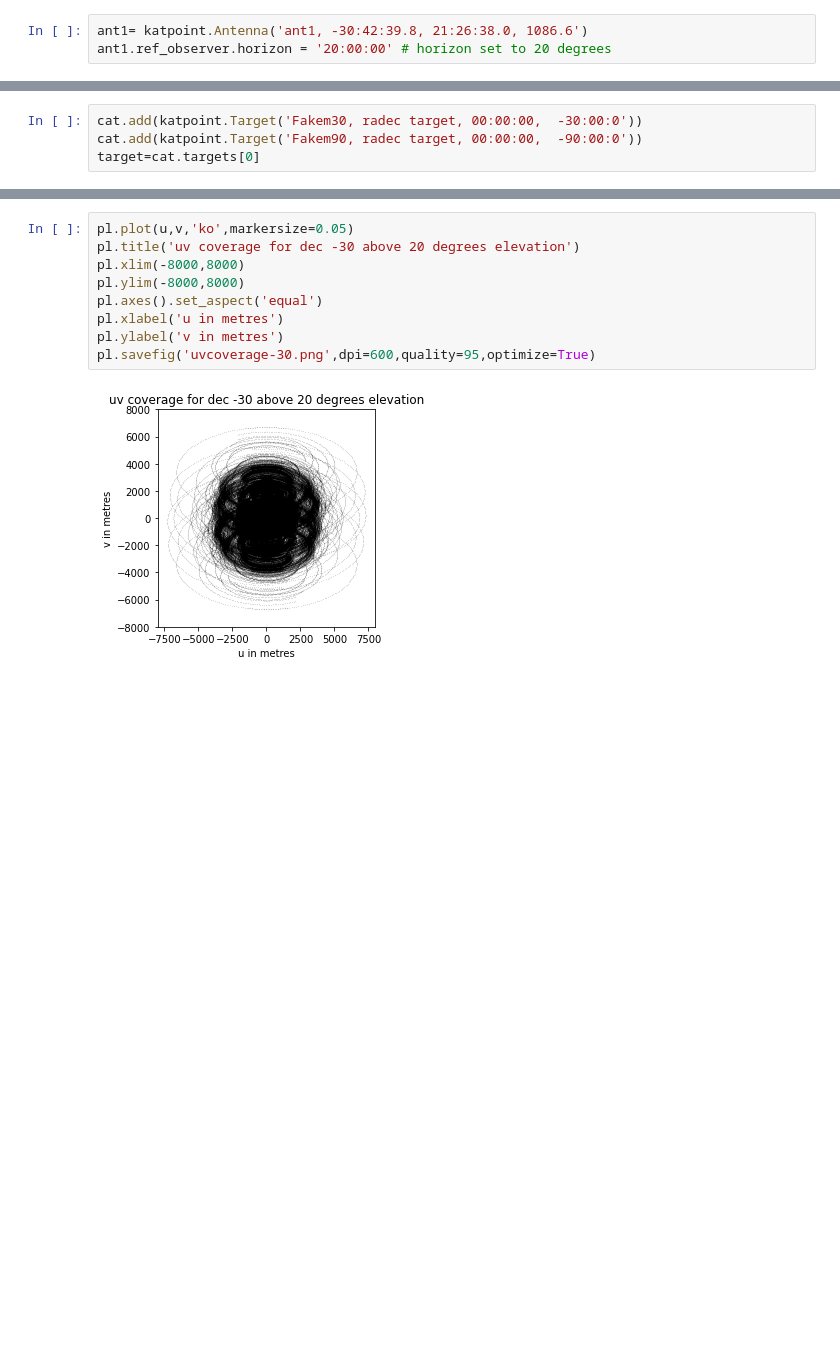
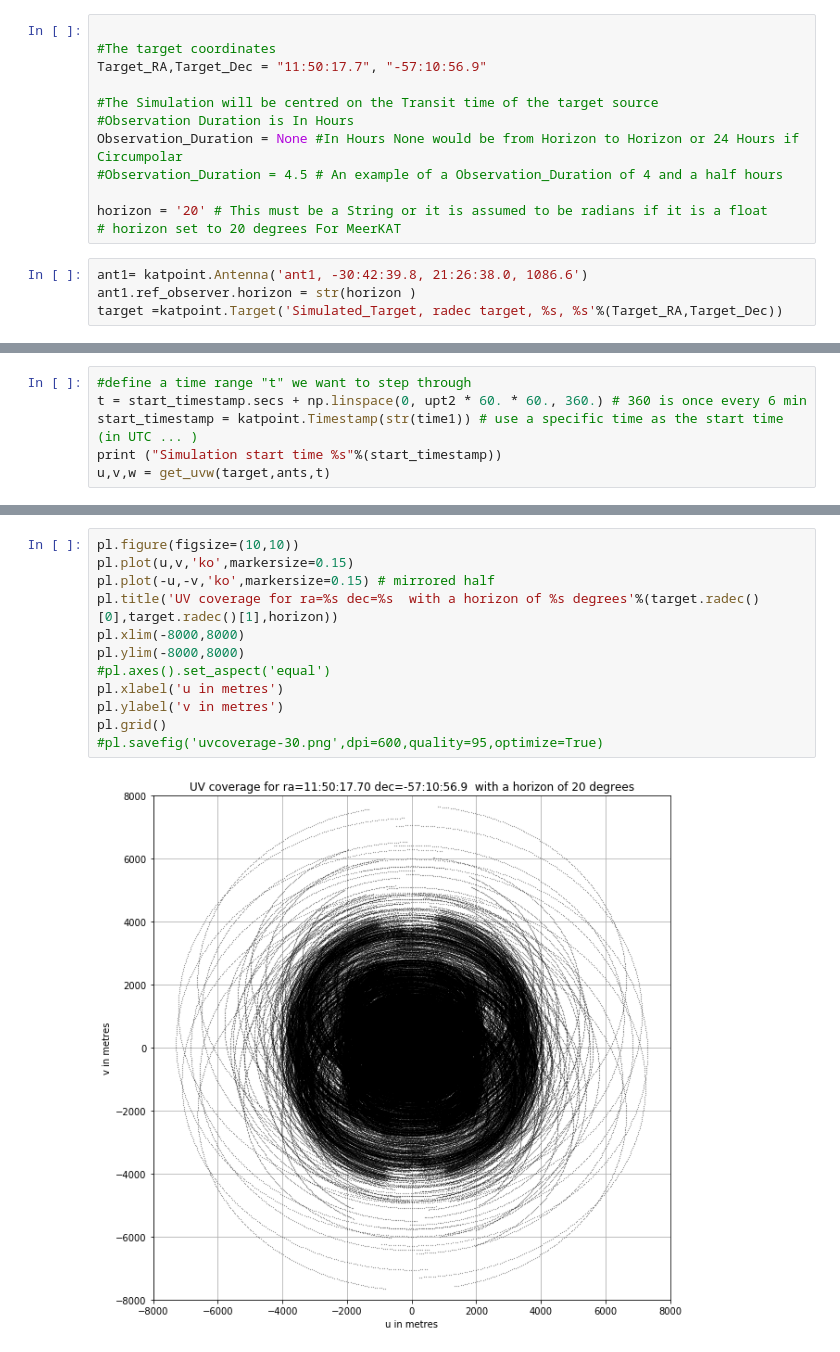
Before and after one commit to ska-sa/MeerKAT-Cookbook, a Jupyter notebook: utility/UVW_dec-30.ipynb, the cells around one changed output, grey strips where cells are left out. Cells and saved outputs as stored; diff of their text form; blank space fills up the shorter version.

```diff
--- a/utility/UVW_dec-30.ipynb
+++ b/utility/UVW_dec-30.ipynb
@@ -5,3 +22,16 @@ import numpy as np
+# %%
+
+#The target coordinates
+Target_RA,Target_Dec = "11:50:17.7", "-57:10:56.9"
+
+#The Simulation will be centred on the Transit time of the target source
+#Observation Duration is In Hours
+Observation_Duration = None #In Hours None would be from Horizon to Horizon or 24 Hours if Circumpolar
+#Observation_Duration = 4.5 # An example of a Observation_Duration of 4 and a half hours
+
+horizon = '20' # This must be a String or it is assumed to be radians if it is a float
+# horizon set to 20 degrees For MeerKAT
 # %%
 ant1= katpoint.Antenna('ant1, -30:42:39.8, 21:26:38.0, 1086.6')
-ant1.ref_observer.horizon = '20:00:00' # horizon set to 20 degrees
+ant1.ref_observer.horizon = str(horizon )
+target =katpoint.Target('Simulated_Target, radec target, %s, %s'%(Target_RA,Target_Dec))
@@ -10,4 +37,0 @@ cat = katpoint.Catalogue()
-# %%
-cat.add(katpoint.Target('Fakem30, radec target, 00:00:00,  -30:00:0'))
-cat.add(katpoint.Target('Fakem90, radec target, 00:00:00,  -90:00:0'))
-target=cat.targets[0]
@@ -163,0 +179,6 @@ Populating the interactive namespace from numpy and matplotlib
+# %%
+#define a time range "t" we want to step through
+t = start_timestamp.secs + np.linspace(0, upt2 * 60. * 60., 360.) # 360 is once every 6 min
+start_timestamp = katpoint.Timestamp(str(time1)) # use a specific time as the start time (in UTC ... )
+print ("Simulation start time %s"%(start_timestamp))
+u,v,w = get_uvw(target,ants,t)
@@ -164,11 +187,14 @@ Populating the interactive namespace from numpy and matplotlib
 # %%
-pl.plot(u,v,'ko',markersize=0.05)
-pl.title('uv coverage for dec -30 above 20 degrees elevation')
+pl.figure(figsize=(10,10))
+pl.plot(u,v,'ko',markersize=0.15)
+pl.plot(-u,-v,'ko',markersize=0.15) # mirrored half
+pl.title('UV coverage for ra=%s dec=%s  with a horizon of %s degrees'%(target.radec()[0],target.radec()[1],horizon))
 pl.xlim(-8000,8000)
 pl.ylim(-8000,8000)
-pl.axes().set_aspect('equal')
+#pl.axes().set_aspect('equal')
 pl.xlabel('u in metres')
 pl.ylabel('v in metres')
-pl.savefig('uvcoverage-30.png',dpi=600,quality=95,optimize=True)
+pl.grid()
+#pl.savefig('uvcoverage-30.png',dpi=600,quality=95,optimize=True)
 # %% [output]
-[figure, old version]
+[figure, new version]
```
Also changed, not shown: parts of 13 cells of this notebook.
